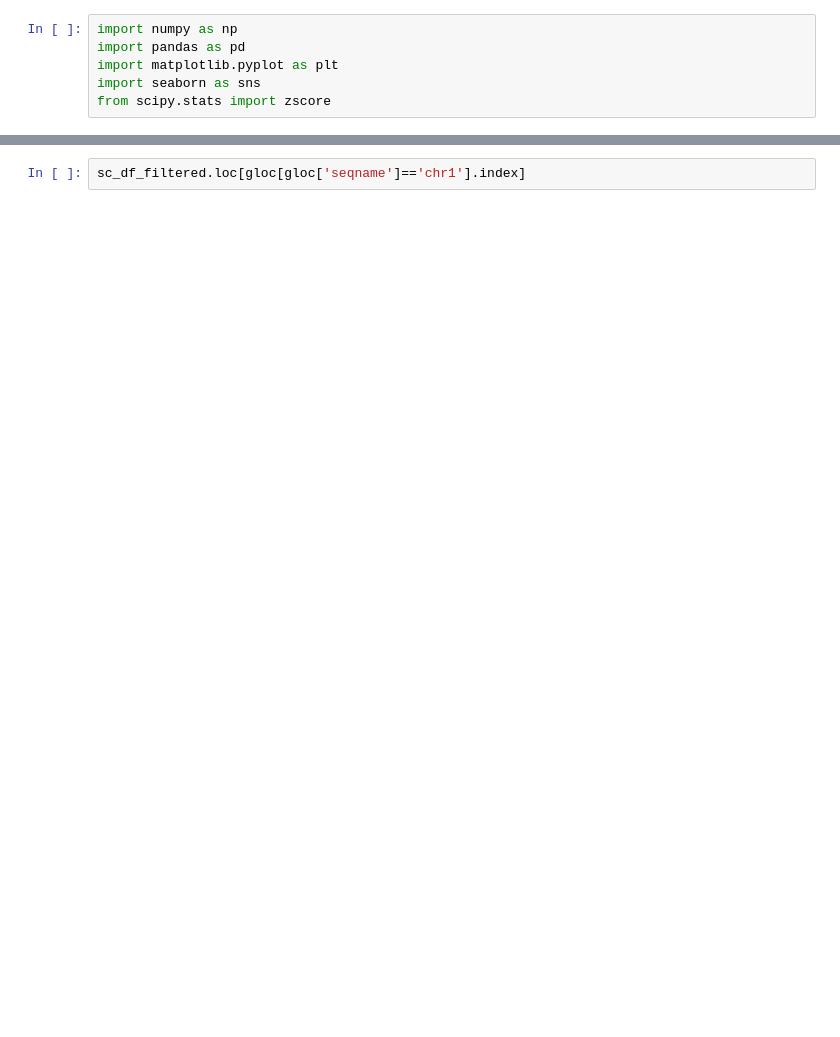
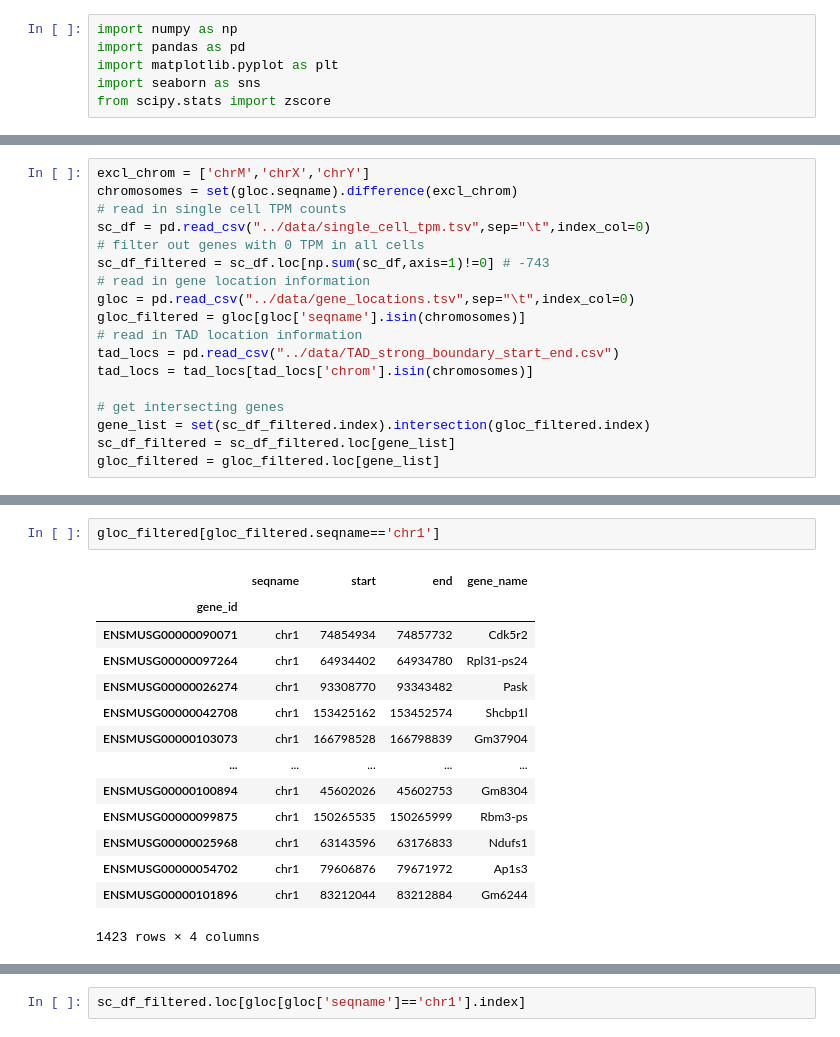
Before and after one commit to RenhaoL/HST508_Fall2022_final_project, a Jupyter notebook: codes/20221129_corr_matrix_scTPM.ipynb, the cells around one changed output, grey strips where cells are left out. Saved outputs shown, nothing was run; the diff lists cells and outputs as text; blank space fills up the shorter version.

```diff
--- a/codes/20221129_corr_matrix_scTPM.ipynb
+++ b/codes/20221129_corr_matrix_scTPM.ipynb
@@ -138,0 +12,18 @@ gloc_filtered
+# %%
+excl_chrom = ['chrM','chrX','chrY']
+chromosomes = set(gloc.seqname).difference(excl_chrom)
+# read in single cell TPM counts
+sc_df = pd.read_csv("../data/single_cell_tpm.tsv",sep="\t",index_col=0)
+# filter out genes with 0 TPM in all cells
+sc_df_filtered = sc_df.loc[np.sum(sc_df,axis=1)!=0] # -743
+# read in gene location information
+gloc = pd.read_csv("../data/gene_locations.tsv",sep="\t",index_col=0)
+gloc_filtered = gloc[gloc['seqname'].isin(chromosomes)]
+# read in TAD location information
+tad_locs = pd.read_csv("../data/TAD_strong_boundary_start_end.csv")
+tad_locs = tad_locs[tad_locs['chrom'].isin(chromosomes)]
+
+# get intersecting genes
+gene_list = set(sc_df_filtered.index).intersection(gloc_filtered.index)
+sc_df_filtered = sc_df_filtered.loc[gene_list]
+gloc_filtered = gloc_filtered.loc[gene_list]
@@ -138,0 +47,17 @@ gloc_filtered
+# %%
+gloc_filtered[gloc_filtered.seqname=='chr1']
+# %% [output]
+|  | seqname | start | end | gene_name |
+| gene_id |  |  |  |  |
+| ENSMUSG00000090071 | chr1 | 74854934 | 74857732 | Cdk5r2 |
+| ENSMUSG00000097264 | chr1 | 64934402 | 64934780 | Rpl31-ps24 |
+| ENSMUSG00000026274 | chr1 | 93308770 | 93343482 | Pask |
+| ENSMUSG00000042708 | chr1 | 153425162 | 153452574 | Shcbp1l |
+| ENSMUSG00000103073 | chr1 | 166798528 | 166798839 | Gm37904 |
+| ... | ... | ... | ... | ... |
+| ENSMUSG00000100894 | chr1 | 45602026 | 45602753 | Gm8304 |
+| ENSMUSG00000099875 | chr1 | 150265535 | 150265999 | Rbm3-ps |
+| ENSMUSG00000025968 | chr1 | 63143596 | 63176833 | Ndufs1 |
+| ENSMUSG00000054702 | chr1 | 79606876 | 79671972 | Ap1s3 |
+| ENSMUSG00000101896 | chr1 | 83212044 | 83212884 | Gm6244 |
+1423 rows × 4 columns
```
Also changed, not shown: parts of 24 cells of this notebook.
